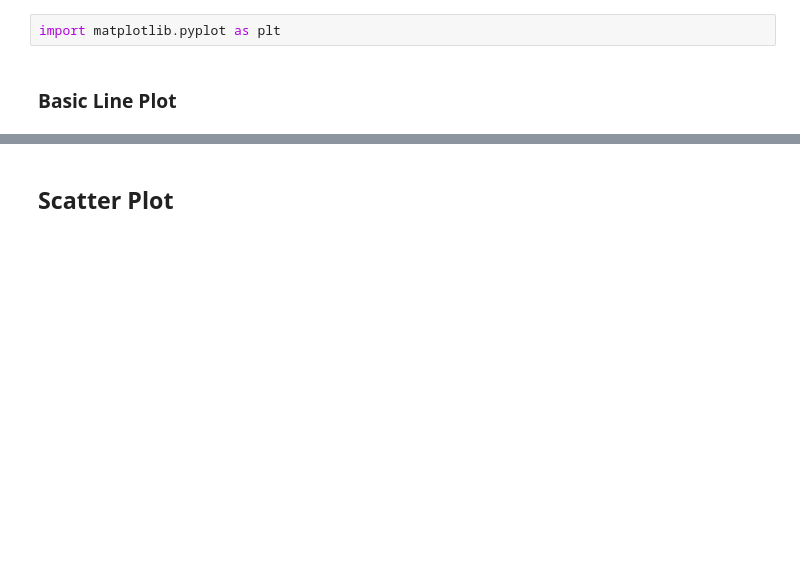
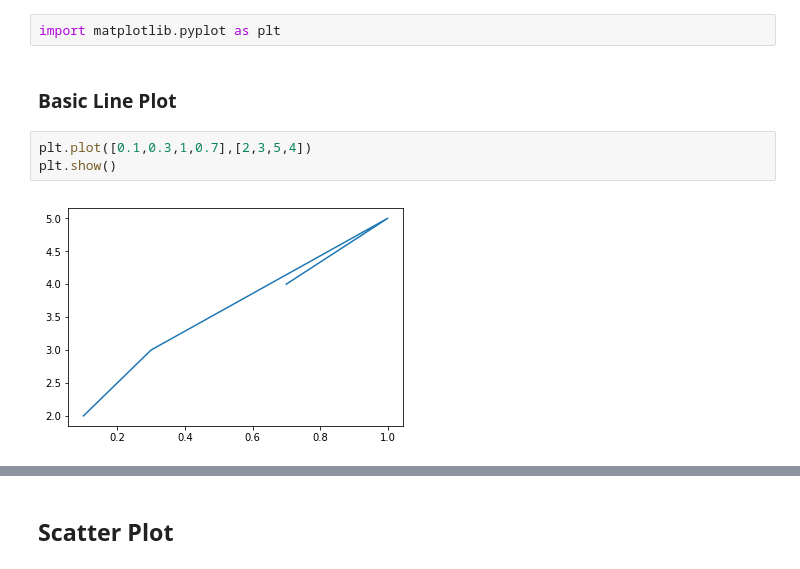
Before and after one commit to Seung-hyeon/KAIST_MFE_ProgrammingI, a Jupyter notebook: Lectures(TA)/Lecture 3 numpy, pandas, matplotlib-Copy1.ipynb, the cells around one changed output, grey strips where cells are left out. Cells and saved outputs as stored; diff of their text form; blank space fills up the shorter version.

```diff
--- a/Lectures(TA)/Lecture 3 numpy, pandas, matplotlib-Copy1.ipynb
+++ b/Lectures(TA)/Lecture 3 numpy, pandas, matplotlib-Copy1.ipynb
@@ -512,3 +512,8 @@ A.groupby('date').apply(lambda x: x.std() + x.mean())
 import matplotlib.pyplot as plt
 # %% [markdown]
 ### Basic Line Plot
+# %%
+plt.plot([0.1,0.3,1,0.7],[2,3,5,4])
+plt.show()
+# %% [output]
+[figure, added]
```
Also changed, not shown: parts of 5 cells of this notebook, 4 other files.
